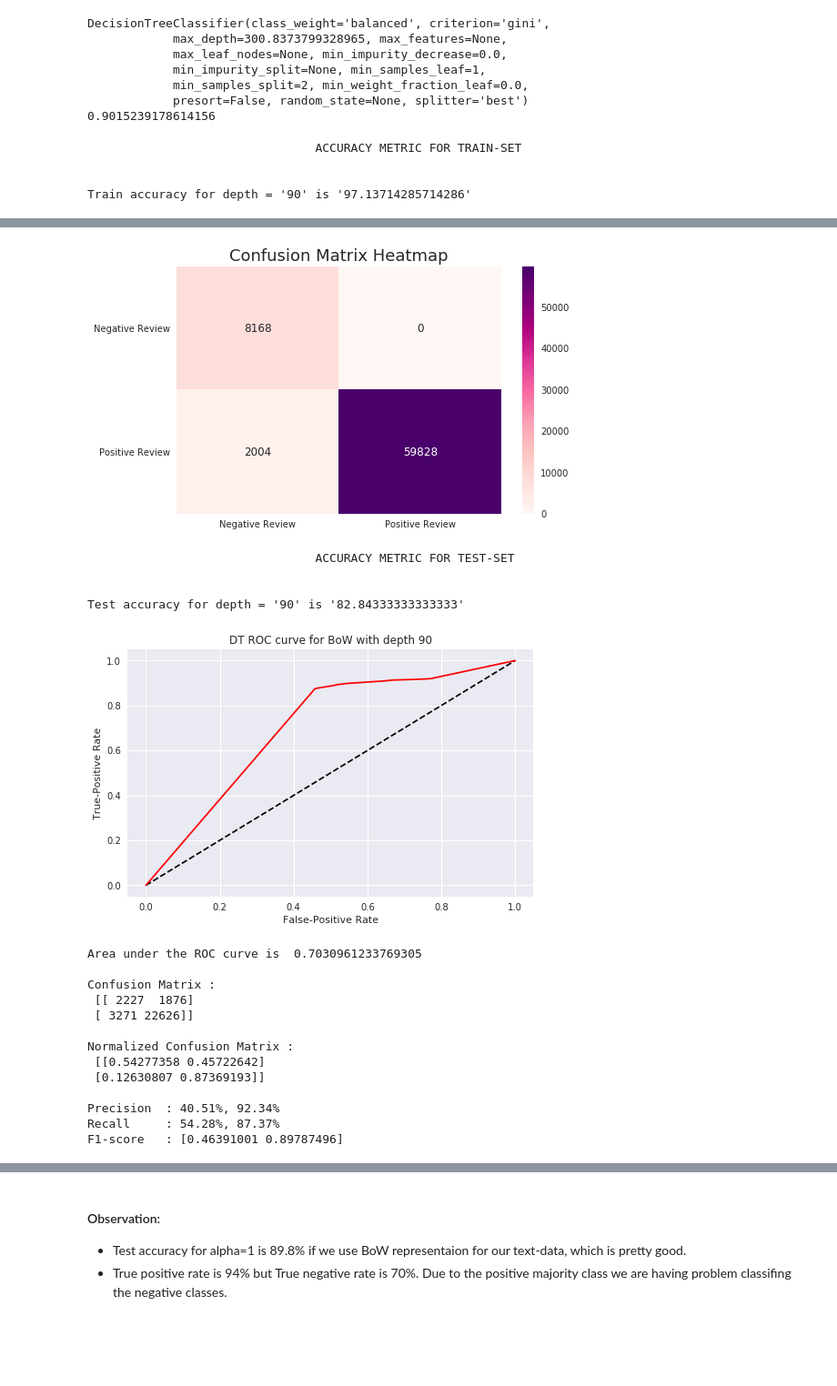
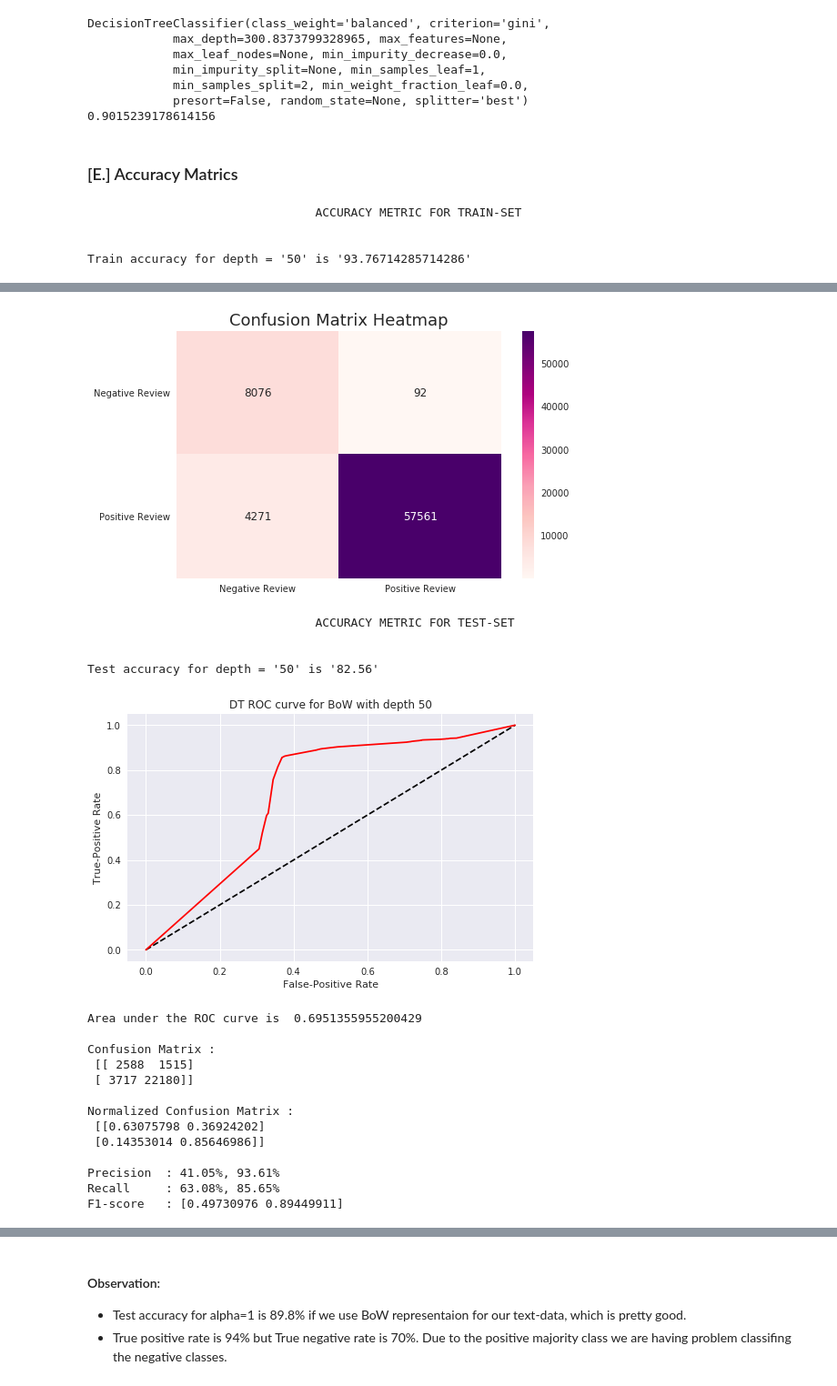
Before and after one commit to sradheya99/ML-Algorithms, a Jupyter notebook: 7.Decision Tree/DecisionTree_AZ.ipynb, the cells around one changed output, grey strips where cells are left out. Shown at 91% size. Cells and saved outputs as stored; diff of their text form; code cells hidden in the pictures; blank space fills up the shorter version.

```diff
--- a/7.Decision Tree/DecisionTree_AZ.ipynb
+++ b/7.Decision Tree/DecisionTree_AZ.ipynb
@@ -309,4 +349,4 @@ train_x, test_x, train_y, test_y = data_split(sorted_data, score)
 # %%
 #Applying Bag of Word to cleaned text
 #In sklearn BoW is known as CountVectorizer
-count_vect = CountVectorizer(min_df=0)
+count_vect = CountVectorizer(ngram_range=(1,2), min_df=0)
@@ -352,10 +400,12 @@ DecisionTreeClassifier(class_weight='balanced', criterion='gini',
             min_samples_split=2, min_weight_fraction_leaf=0.0,
             presort=False, random_state=None, splitter='best')
 0.9015239178614156
+# %% [markdown]
+### [E.] Accuracy Matrics
 # %%
-final_test_acc(final_counts_train, train_y, final_counts_test, test_y, 90, 'BoW')
+final_test_acc(final_counts_train, train_y, final_counts_test, test_y, 50, 'BoW')
 # %% [output]
                                 ACCURACY METRIC FOR TRAIN-SET
 
 
-Train accuracy for depth = '90' is '97.13714285714286'
+Train accuracy for depth = '50' is '93.76714285714286'
@@ -376,19 +426,19 @@ F1-score   : [0.89073064 0.98352786]
-[figure, old version]
+[figure, new version]
                                 ACCURACY METRIC FOR TEST-SET
 
 
-Test accuracy for depth = '90' is '82.84333333333333'
+Test accuracy for depth = '50' is '82.56'
-[figure, old version]
+[figure, new version]
-Area under the ROC curve is  0.7030961233769305
+Area under the ROC curve is  0.6951355955200429
 
 Confusion Matrix :
- [[ 2227  1876]
- [ 3271 22626]]
+ [[ 2588  1515]
+ [ 3717 22180]]
 
 Normalized Confusion Matrix :
- [[0.54277358 0.45722642]
- [0.12630807 0.87369193]]
+ [[0.63075798 0.36924202]
+ [0.14353014 0.85646986]]
 
-Precision  : 40.51%, 92.34%
-Recall     : 54.28%, 87.37%
-F1-score   : [0.46391001 0.89787496]
+Precision  : 41.05%, 93.61%
+Recall     : 63.08%, 85.65%
+F1-score   : [0.49730976 0.89449911]
```
Also changed, not shown: parts of 44 cells of this notebook.
